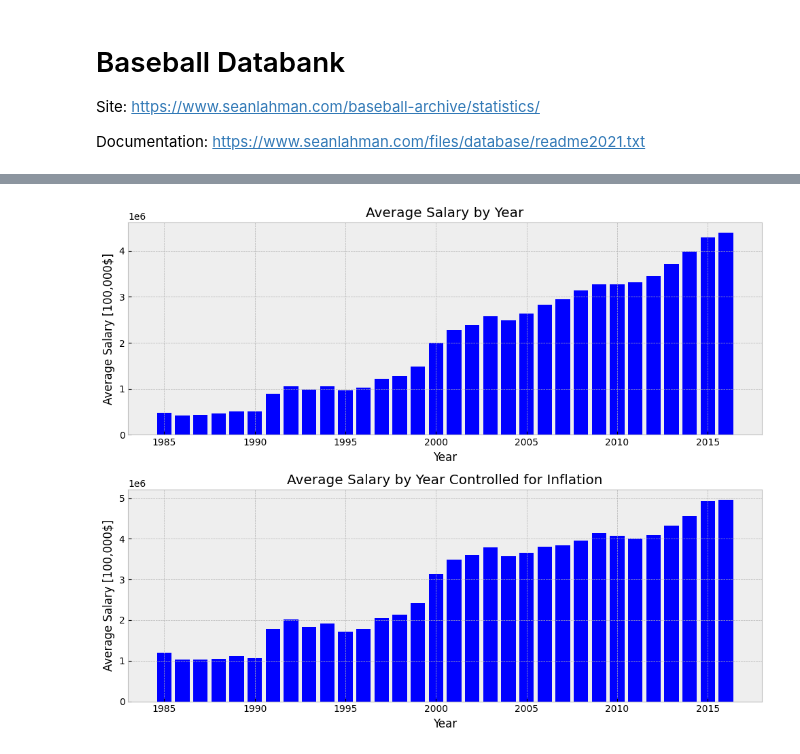
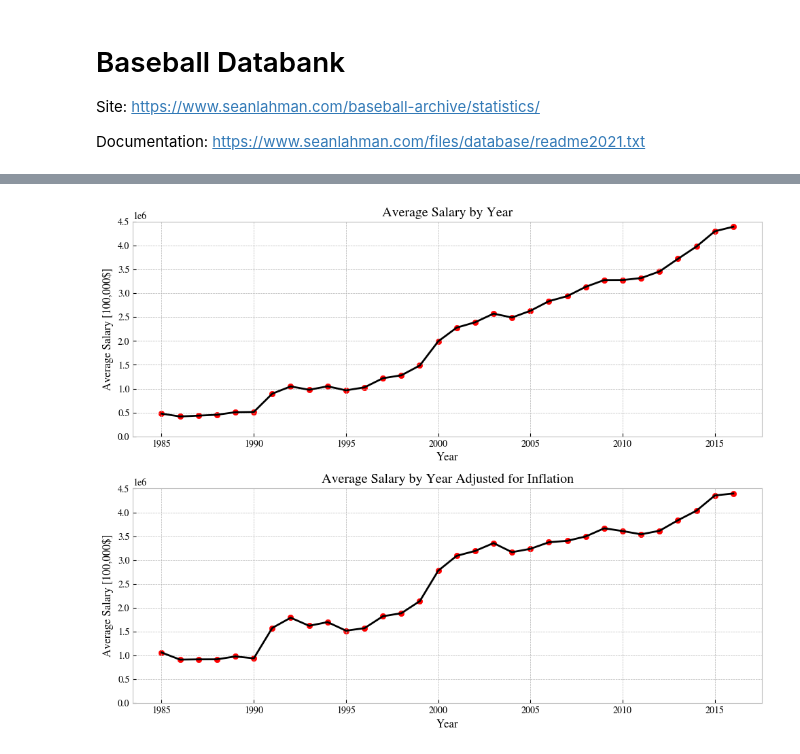
Before and after one commit to ghelms/MoneyBall-2.0, a Jupyter notebook: explore.ipynb, the cells around one changed output, grey strips where cells are left out. Cells and saved outputs as stored; diff of their text form; code cells hidden in the pictures.

```diff
--- a/explore.ipynb
+++ b/explore.ipynb
@@ -12,9 +12,7 @@ from sklearn.cluster import KMeans
 import matplotlib.pyplot as plt
 import cpi
 # %%
-salaries = pd.read_csv("data/salaries.csv")
+salaries = pd.read_csv("data/original_data/salaries.csv")
-# %%
-salaries["inflated_salary"] = [cpi.inflate(salary, year) for salary, year in zip(salaries.salary, salaries.yearID)]
 # %%
 salaries
 # %% [output]
@@ -34,4 +32,5 @@ salaries
+# %%
+salaries["adj_salary"] = [cpi.inflate(salary, year, to=2016) for salary, year in zip(salaries.salary, salaries.yearID)]
 # %%
 # plot salary mean by year
-mean_salaries = salaries.groupby("yearID").mean()
-mean_salaries
+mean_salaries = salaries.groupby("yearID", as_index=False).agg([np.mean, np.std])
@@ -57,20 +37,28 @@ mean_salaries
 # %%
+import matplotlib
+matplotlib.rcParams['font.family'] = 'STIXGeneral'
 plt.style.use("bmh")
 
 fig, axes = plt.subplots(2, 1, figsize=(10, 8))
 
 ax1, ax2 = axes
 
-ax1.bar(mean_salaries.index, mean_salaries["salary"], color="blue")
+ax1.plot(mean_salaries.index, mean_salaries.salary['mean'], color="black")
+ax1.scatter(mean_salaries.index, mean_salaries.salary['mean'], color="r")
 ax1.set_xlabel("Year")
 ax1.set_ylabel("Average Salary [100,000$]")
 ax1.set_title("Average Salary by Year")
+ax1.set_facecolor("white")
+ax1.set_ylim([0, 4500000])
 
-ax2.bar(mean_salaries.index, mean_salaries["inflated_salary"])
+ax2.plot(mean_salaries.index, mean_salaries.adj_salary['mean'], color="black")
+ax2.scatter(mean_salaries.index, mean_salaries.adj_salary['mean'], color="r")
 ax2.set_xlabel("Year")
 ax2.set_ylabel("Average Salary [100,000$]")
-ax2.set_title("Average Salary by Year Controlled for Inflation")
+ax2.set_title("Average Salary by Year Adjusted for Inflation")
+ax2.set_facecolor("white")
+ax2.set_ylim([0, 4500000])
 
 plt.tight_layout()
 # %% [output]
-[figure, old version]
+[figure, new version]
```
Also changed, not shown: parts of 2 cells of this notebook, 1 other file.
